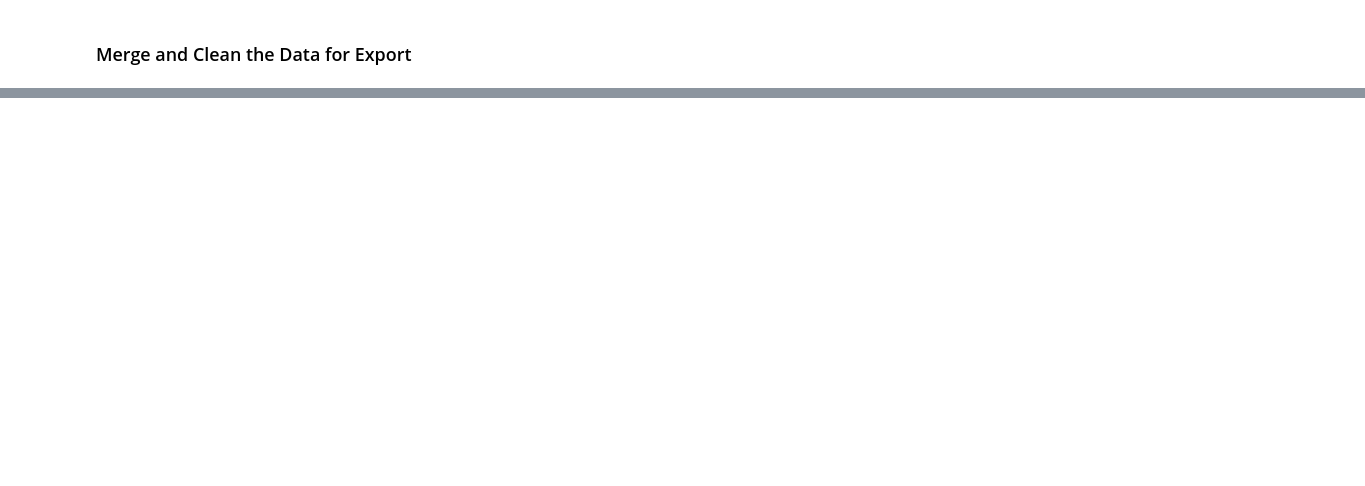
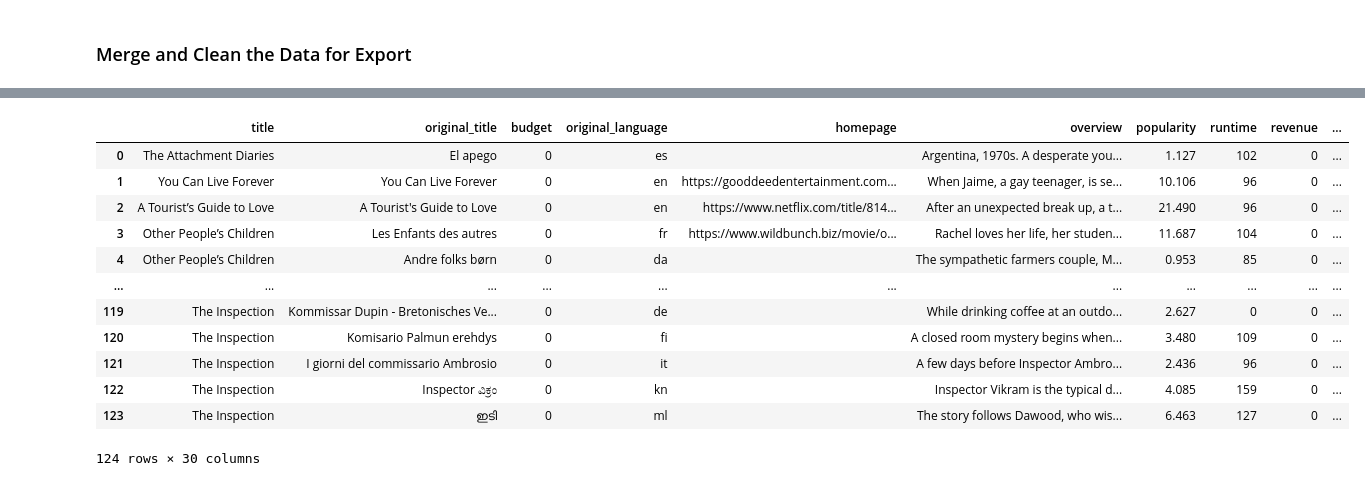
Before and after one commit to dmusili/data-sourcing-challenge, a Jupyter notebook: retrieve_movie_data.ipynb, the cells around one changed output, grey strips where cells are left out. Saved outputs shown, nothing was run; the diff lists cells and outputs as text; code cells hidden in the pictures; blank space fills up the shorter version.

```diff
--- a/retrieve_movie_data.ipynb
+++ b/retrieve_movie_data.ipynb
@@ -215,7 +195,7 @@ request_counter=1
 # Loop through the titles
 for movie_title in title_list:
 
-
+  try:
     # Check if we need to sleep before making a request
     if (request_counter % 50 == 0):
         print('Application is sleeping')
@@ -238,11 +218,12 @@ for movie_title in title_list:
 
     for movie_item in movie_results:
         genres=[]
-        spoken_languages
+        spoken_languages=''
         production_countries=[]
         moviedic={}
 
-        #movieid = datum.get('id')
+
+        movieid = movie_item.get('id')
         #{'title': datum.get('title'), 'plot': datum.get(
    #--         'overview'),'id': datum.get('id'), 'date': datum.get('release_date')}
         movie_list.append(movieid)
@@ -299,4 +280,7 @@ for movie_title in title_list:
         tmdb_movies_list.append(moviedic)
         # Print out the title that was found
     print(movie_title)
+
+  except:
+    print("Movie not found")
 # %% [output]
@@ -363,3 +352,6 @@ print(tmdb_movies_list_df)
 ### Merge and Clean the Data for Export
 # %%
 # Merge the New York Times reviews and TMDB DataFrames on title
+movies_merged_df = pd.merge(tmdb_movies_list_df, review_list_df, on="title")
+
+len(movies_merged_df)
@@ -366,17 +360,36 @@ print(tmdb_movies_list_df)
 # %%
 # Remove list brackets and quotation marks on the columns containing lists
 # Create a list of the columns that need fixing
+replace_list_values = ["[", "]", "'"]
 
+#modified_list = str(bracket_list).replace('[', '').replace(']', '').replace("'", '')
+# Loop through the list of columns to fix
+for i, row in movies_merged_df.iterrows():
+    genres_values=movies_merged_df.at[i,'genres']
+    production_countries_values=movies_merged_df.at[i,'production_countries']
+    byline_person_values=movies_merged_df.at[i,'byline.person']
+    #movies_merged_df.at[i,'genres'] = i
 
-# Create a list of characters to remove
-
-
-# Loop through the list of columns to fix
+    #print(movies_merged_df.at[i,'production_countries'])
 
     # Convert the column to type 'str'
+    # Loop through characters to remove
+    for replace_value in replace_list_values:
+        genres_values = str(genres_values).replace(replace_value,'')
 
+    movies_merged_df.at[i,'genres'] = genres_values
 
-    # Loop through characters to remove
+    #print(movies_merged_df.at[i,'genres'])
 
+    for replace_value in replace_list_values:
+        production_countries_values = str(production_countries_values).replace(replace_value,'')
+
+    movies_merged_df.at[i,'production_countries'] = production_countries_values
+
+    for replace_value in replace_list_values:
+        byline_person_values = str(byline_person_values).replace(replace_value,'')
+
+    movies_merged_df.at[i,'byline.person'] = byline_person_values
 
 # Display the fixed DataFrame
+movies_merged_df
@@ -383,4 +410,21 @@ print(tmdb_movies_list_df)
 # %%
 # Drop "byline.person" column
+movies_merged_dropped_df=movies_merged_df.drop(columns=['byline.person'])
+
+movies_merged_dropped_df
+# %% [output]
+|  | title | original_title | budget | original_language | homepage | overview | popularity | runtime | revenue | ... |
+| 0 | The Attachment Diaries | El apego | 0 | es |  | Argentina, 1970s. A desperate you... | 1.127 | 102 | 0 | ... |
+| 1 | You Can Live Forever | You Can Live Forever | 0 | en | https://gooddeedentertainment.com... | When Jaime, a gay teenager, is se... | 10.106 | 96 | 0 | ... |
+| 2 | A Tourist’s Guide to Love | A Tourist's Guide to Love | 0 | en | https://www.netflix.com/title/814... | After an unexpected break up, a t... | 21.490 | 96 | 0 | ... |
+| 3 | Other People’s Children | Les Enfants des autres | 0 | fr | https://www.wildbunch.biz/movie/o... | Rachel loves her life, her studen... | 11.687 | 104 | 0 | ... |
+| 4 | Other People’s Children | Andre folks børn | 0 | da |  | The sympathetic farmers couple, M... | 0.953 | 85 | 0 | ... |
+| ... | ... | ... | ... | ... | ... | ... | ... | ... | ... | ... |
+| 119 | The Inspection | Kommissar Dupin - Bretonisches Ve... | 0 | de |  | While drinking coffee at an outdo... | 2.627 | 0 | 0 | ... |
+| 120 | The Inspection | Komisario Palmun erehdys | 0 | fi |  | A closed room mystery begins when... | 3.480 | 109 | 0 | ... |
+| 121 | The Inspection | I giorni del commissario Ambrosio | 0 | it |  | A few days before Inspector Ambro... | 2.436 | 96 | 0 | ... |
+| 122 | The Inspection | Inspector ವಿಕ್ರಂ | 0 | kn |  | Inspector Vikram is the typical d... | 4.085 | 159 | 0 | ... |
+| 123 | The Inspection | ഇടി | 0 | ml |  | The story follows Dawood, who wis... | 6.463 | 127 | 0 | ... |
+124 rows × 30 columns
 # %%
 # Delete duplicate rows and reset index
```
Also changed, not shown: parts of 12 cells of this notebook.
